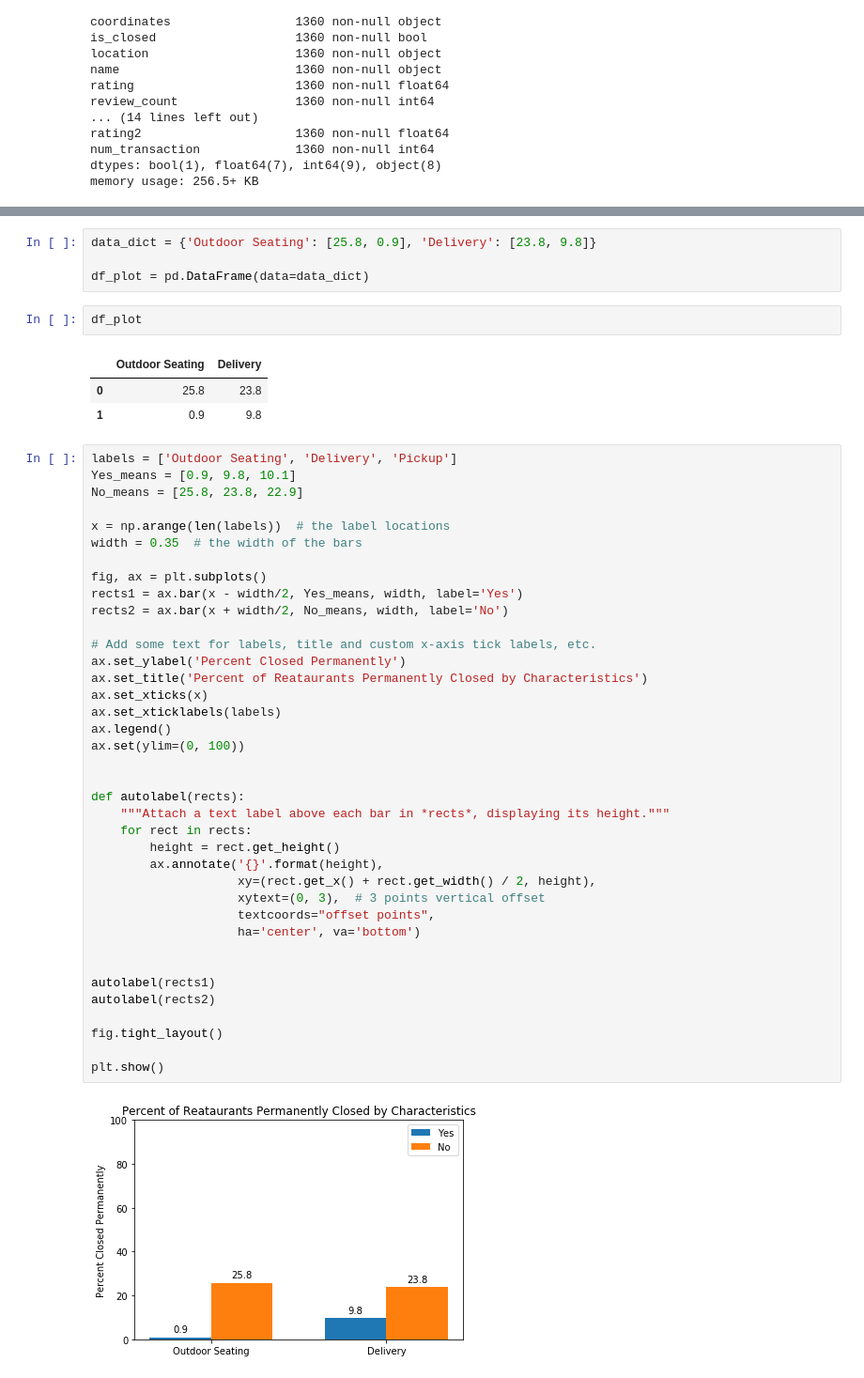
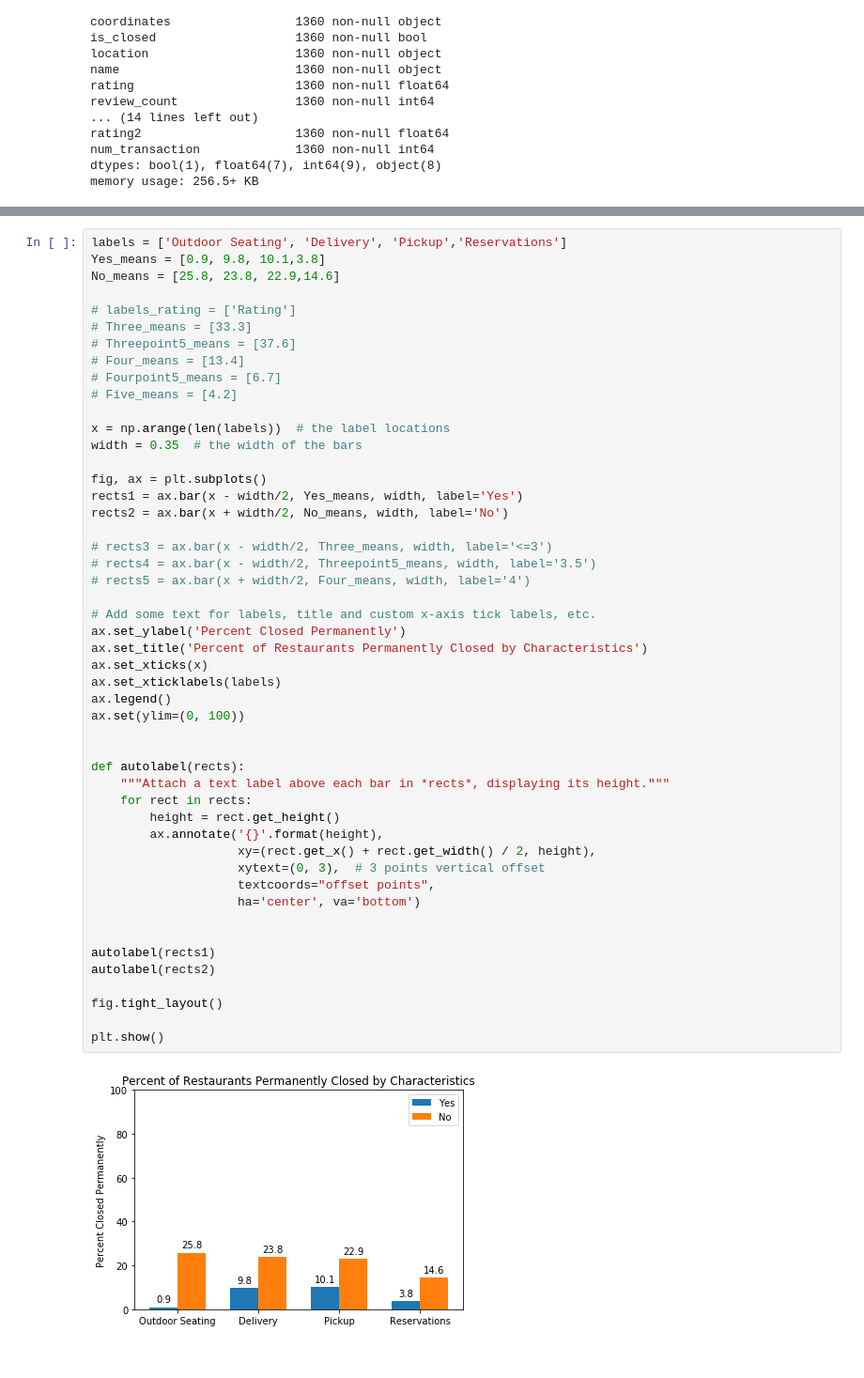
Before and after one commit to bagnine/nyc_restaurant_project, a Jupyter notebook: Univariable & bivariable analysis.ipynb, the cells around one changed output, grey strips where cells are left out. Shown at 94% size. Cells and saved outputs as stored; diff of their text form.

Commit message:
attempt at bar graph with variables with different categories

```diff
--- a/Univariable & bivariable analysis.ipynb
+++ b/Univariable & bivariable analysis.ipynb
@@ -788,17 +792,14 @@ pd.crosstab(df['pickup'],df['permanently closed']).apply(lambda x:x/x.sum(),axis
-# %%
-data_dict = {'Outdoor Seating': [25.8, 0.9], 'Delivery': [23.8, 9.8]}
-
-df_plot = pd.DataFrame(data=data_dict)
-# %%
-df_plot
-# %% [output]
-|  | Outdoor Seating | Delivery |
-| 0 | 25.8 | 23.8 |
-| 1 | 0.9 | 9.8 |
 # %%
-labels = ['Outdoor Seating', 'Delivery', 'Pickup']
-Yes_means = [0.9, 9.8, 10.1]
-No_means = [25.8, 23.8, 22.9]
+labels = ['Outdoor Seating', 'Delivery', 'Pickup','Reservations']
+Yes_means = [0.9, 9.8, 10.1,3.8]
+No_means = [25.8, 23.8, 22.9,14.6]
+
+# labels_rating = ['Rating']
+# Three_means = [33.3]
+# Threepoint5_means = [37.6]
+# Four_means = [13.4]
+# Fourpoint5_means = [6.7]
+# Five_means = [4.2]
 
 x = np.arange(len(labels))  # the label locations
 width = 0.35  # the width of the bars
@@ -806,32 +807,36 @@ width = 0.35  # the width of the bars
 fig, ax = plt.subplots()
 rects1 = ax.bar(x - width/2, Yes_means, width, label='Yes')
 rects2 = ax.bar(x + width/2, No_means, width, label='No')
 
+# rects3 = ax.bar(x - width/2, Three_means, width, label='<=3')
+# rects4 = ax.bar(x - width/2, Threepoint5_means, width, label='3.5')
+# rects5 = ax.bar(x + width/2, Four_means, width, label='4')
+
 # Add some text for labels, title and custom x-axis tick labels, etc.
 ax.set_ylabel('Percent Closed Permanently')
-ax.set_title('Percent of Reataurants Permanently Closed by Characteristics')
+ax.set_title('Percent of Restaurants Permanently Closed by Characteristics')
 ax.set_xticks(x)
 ax.set_xticklabels(labels)
 ax.legend()
 ax.set(ylim=(0, 100))
 
 
 def autolabel(rects):
     """Attach a text label above each bar in *rects*, displaying its height."""
     for rect in rects:
         height = rect.get_height()
         ax.annotate('{}'.format(height),
                     xy=(rect.get_x() + rect.get_width() / 2, height),
                     xytext=(0, 3),  # 3 points vertical offset
                     textcoords="offset points",
                     ha='center', va='bottom')
 
 
 autolabel(rects1)
 autolabel(rects2)
 
 fig.tight_layout()
 
 plt.show()
 # %% [output]
-[figure, old version]
+[figure, new version]
```
Also changed, not shown: parts of 3 cells of this notebook.
